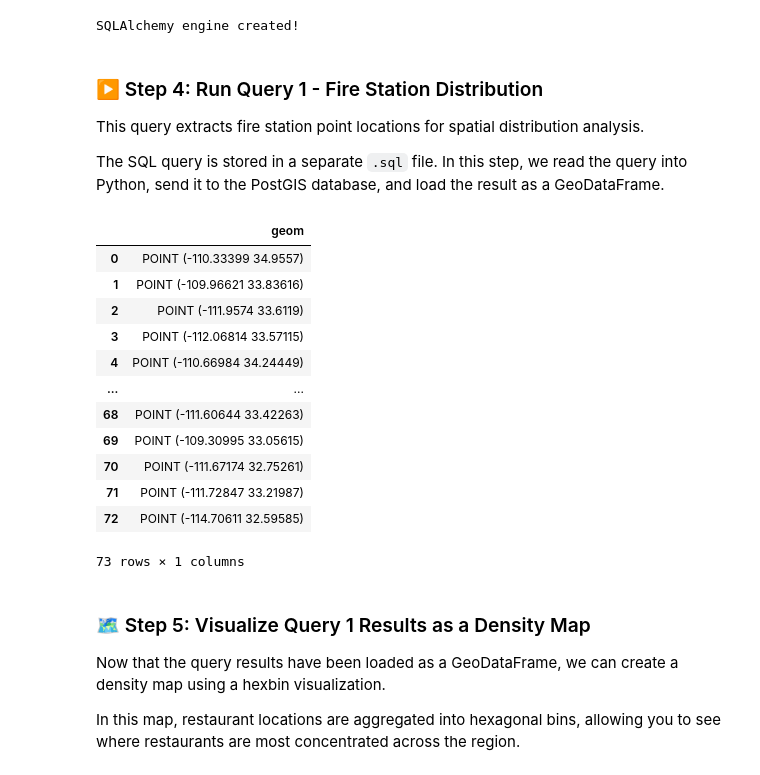
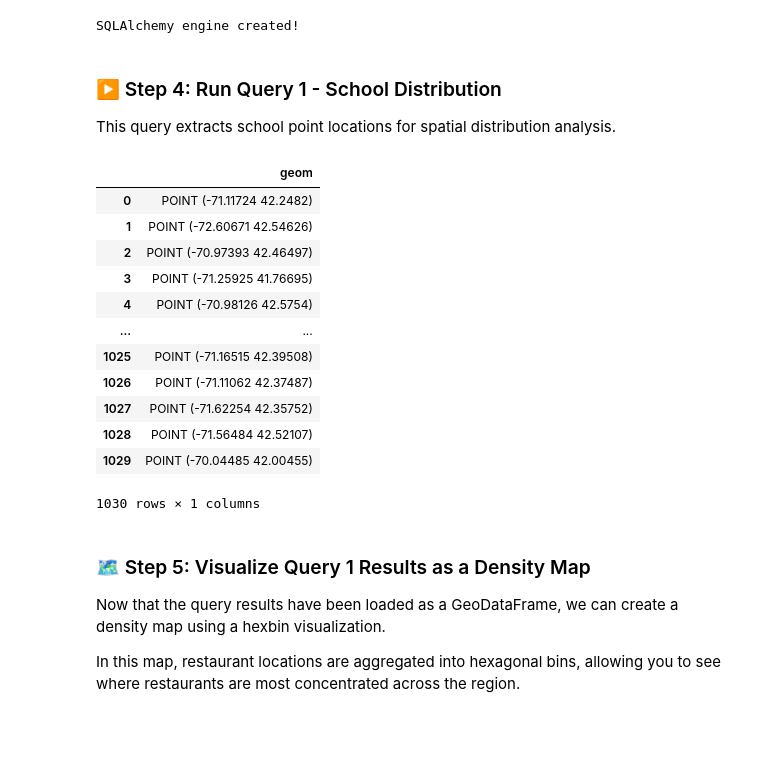
Before and after one commit to laurbolton/gist604b-osm-postgis-sp26, a Jupyter notebook: notebooks/osm_postgis_massachusetts.ipynb, the cells around one changed output. Saved outputs shown, nothing was run; the diff lists cells and outputs as text; code cells hidden in the pictures; blank space fills up the shorter version.

```diff
--- a/notebooks/osm_postgis_massachusetts.ipynb
+++ b/notebooks/osm_postgis_massachusetts.ipynb
@@ -126,44 +110,42 @@ Before running SQL queries, create a connection to the database using SQLAlchemy
 # %%
 # Create a SQLAlchemy engine to connect to the PostGIS database
 engine = create_engine(
-    "postgresql+psycopg2://postgres:postgres@localhost:5432/arizona"
+    "postgresql+psycopg2://postgres:postgres@localhost:5432/massachusetts"
 )
 print("SQLAlchemy engine created!")
 # %% [output]
 SQLAlchemy engine created!
 # %% [markdown]
-### ▶️ Step 4: Run Query 1 - Fire Station Distribution
+### ▶️ Step 4: Run Query 1 - School Distribution
 
-This query extracts fire station point locations for spatial distribution analysis.
-
-The SQL query is stored in a separate `.sql` file. In this step, we read the query into Python, send it to the PostGIS database, and load the result as a GeoDataFrame.
+This query extracts school point locations for spatial distribution analysis.
 # %%
-query_1_file = Path("../sql/massachusetts/01_osm_fire_station_distribution.sql")
+query_1_file = Path("../sql/massachusetts/01_osm_school_distribution.sql")
 # Read SQL query from file
 query_1_sql = query_1_file.read_text(encoding="utf-8")
 
 # Execute query and load result as a GeoDataFrame
 try:
     query_1_results = gpd.read_postgis(query_1_sql, engine, geom_col="geom")
     # Display results
     display(query_1_results)
 except Exception as e:
     print("❌ Query failed:")
     print(e)
 # %% [output]
 |  | geom |
-| 0 | POINT (-110.33399 34.9557) |
-| 1 | POINT (-109.96621 33.83616) |
-| 2 | POINT (-111.9574 33.6119) |
-| 3 | POINT (-112.06814 33.57115) |
-| 4 | POINT (-110.66984 34.24449) |
+| 0 | POINT (-71.11724 42.2482) |
+| 1 | POINT (-72.60671 42.54626) |
+| 2 | POINT (-70.97393 42.46497) |
+| 3 | POINT (-71.25925 41.76695) |
+| 4 | POINT (-70.98126 42.5754) |
 | ... | ... |
-| 68 | POINT (-111.60644 33.42263) |
-| 69 | POINT (-109.30995 33.05615) |
-| 70 | POINT (-111.67174 32.75261) |
-| 71 | POINT (-111.72847 33.21987) |
-| 72 | POINT (-114.70611 32.59585) |
+| 1025 | POINT (-71.16515 42.39508) |
+| 1026 | POINT (-71.11062 42.37487) |
+| 1027 | POINT (-71.62254 42.35752) |
+| 1028 | POINT (-71.56484 42.52107) |
+| 1029 | POINT (-70.04485 42.00455) |
-73 rows × 1 columns
+1030 rows × 1 columns
 # %% [markdown]
 ### 🗺️ Step 5: Visualize Query 1 Results as a Density Map
 
```
Also changed, not shown: parts of 14 cells of this notebook, 3 other files.
